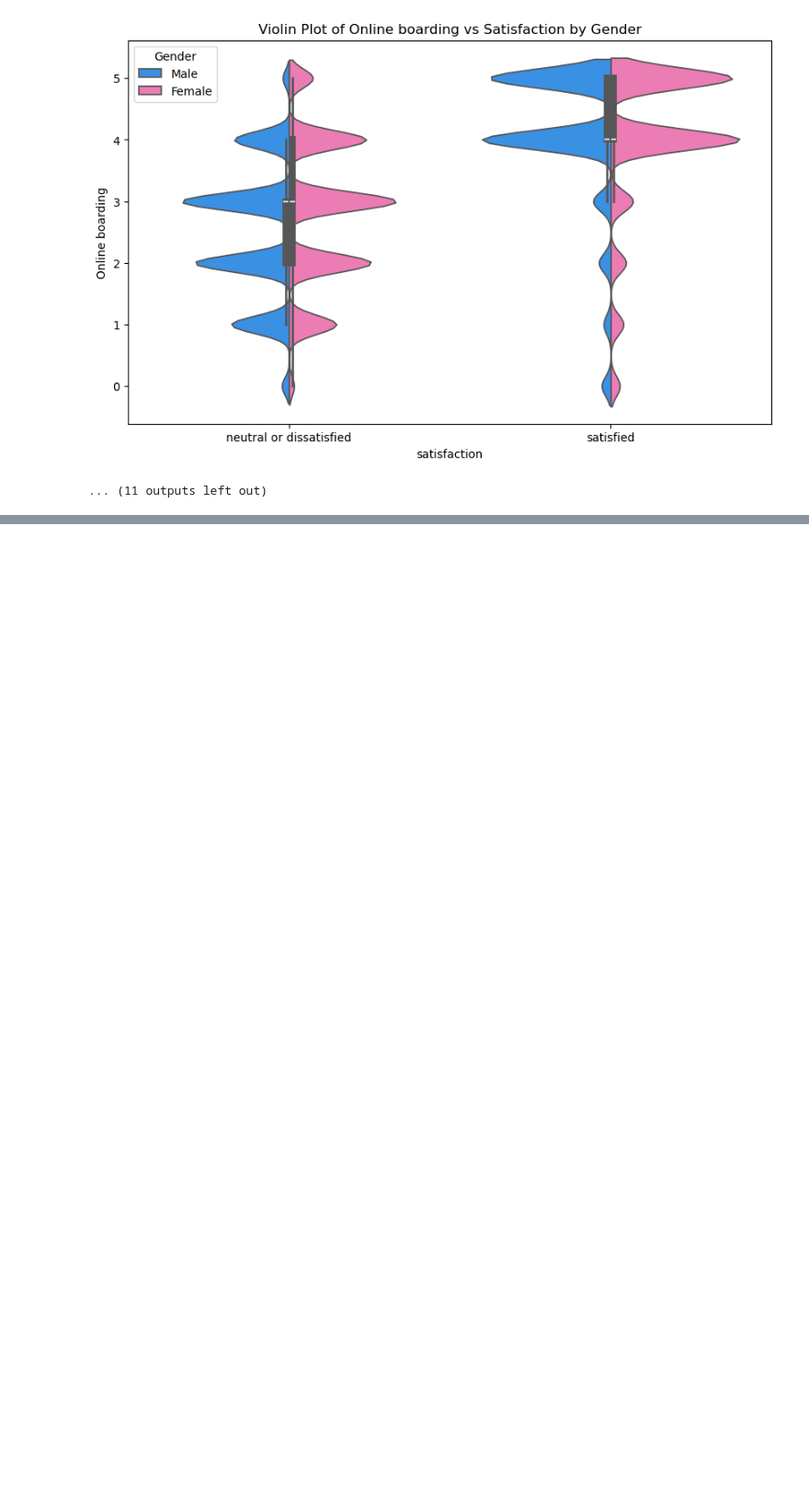
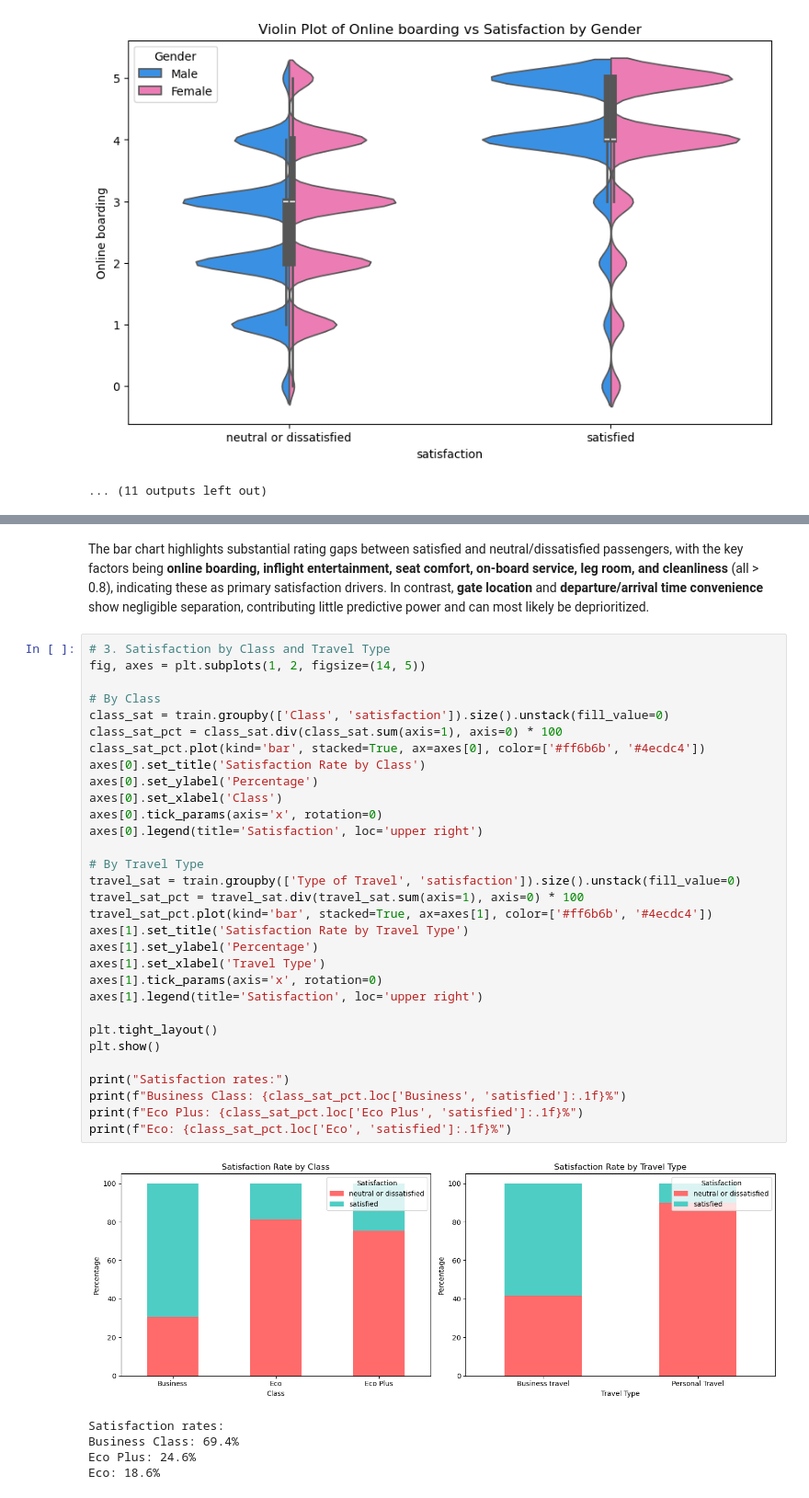
Before and after one commit to DenizCiger/airline-passenger-satisfaction, a Jupyter notebook: old_airlines.ipynb, the cells around one changed output, grey strips where cells are left out. Shown at 92% size. Cells and saved outputs as stored; diff of their text form; blank space fills up the shorter version.

```diff
--- a/airlines.ipynb
+++ b/old_airlines.ipynb
@@ -141,0 +222,39 @@ for feature in train:
+# %% [markdown]
+The bar chart highlights substantial rating gaps between satisfied and neutral/dissatisfied passengers, with the key factors being **online boarding, inflight entertainment, seat comfort, on-board service, leg room, and cleanliness** (all > 0.8), indicating these as primary satisfaction drivers. In contrast, **gate location** and **departure/arrival time convenience** show negligible separation, contributing little predictive power and can most likely be deprioritized.
+# %%
+# 3. Satisfaction by Class and Travel Type
+fig, axes = plt.subplots(1, 2, figsize=(14, 5))
+
+# By Class
+class_sat = train.groupby(['Class', 'satisfaction']).size().unstack(fill_value=0)
+class_sat_pct = class_sat.div(class_sat.sum(axis=1), axis=0) * 100
+class_sat_pct.plot(kind='bar', stacked=True, ax=axes[0], color=['#ff6b6b', '#4ecdc4'])
+axes[0].set_title('Satisfaction Rate by Class')
+axes[0].set_ylabel('Percentage')
+axes[0].set_xlabel('Class')
+axes[0].tick_params(axis='x', rotation=0)
+axes[0].legend(title='Satisfaction', loc='upper right')
+
+# By Travel Type
+travel_sat = train.groupby(['Type of Travel', 'satisfaction']).size().unstack(fill_value=0)
+travel_sat_pct = travel_sat.div(travel_sat.sum(axis=1), axis=0) * 100
+travel_sat_pct.plot(kind='bar', stacked=True, ax=axes[1], color=['#ff6b6b', '#4ecdc4'])
+axes[1].set_title('Satisfaction Rate by Travel Type')
+axes[1].set_ylabel('Percentage')
+axes[1].set_xlabel('Travel Type')
+axes[1].tick_params(axis='x', rotation=0)
+axes[1].legend(title='Satisfaction', loc='upper right')
+
+plt.tight_layout()
+plt.show()
+
+print("Satisfaction rates:")
+print(f"Business Class: {class_sat_pct.loc['Business', 'satisfied']:.1f}%")
+print(f"Eco Plus: {class_sat_pct.loc['Eco Plus', 'satisfied']:.1f}%")
+print(f"Eco: {class_sat_pct.loc['Eco', 'satisfied']:.1f}%")
+# %% [output]
+[figure, added]
+Satisfaction rates:
+Business Class: 69.4%
+Eco Plus: 24.6%
+Eco: 18.6%
```
Also changed, not shown: parts of 8 cells of this notebook, 1 other file.
